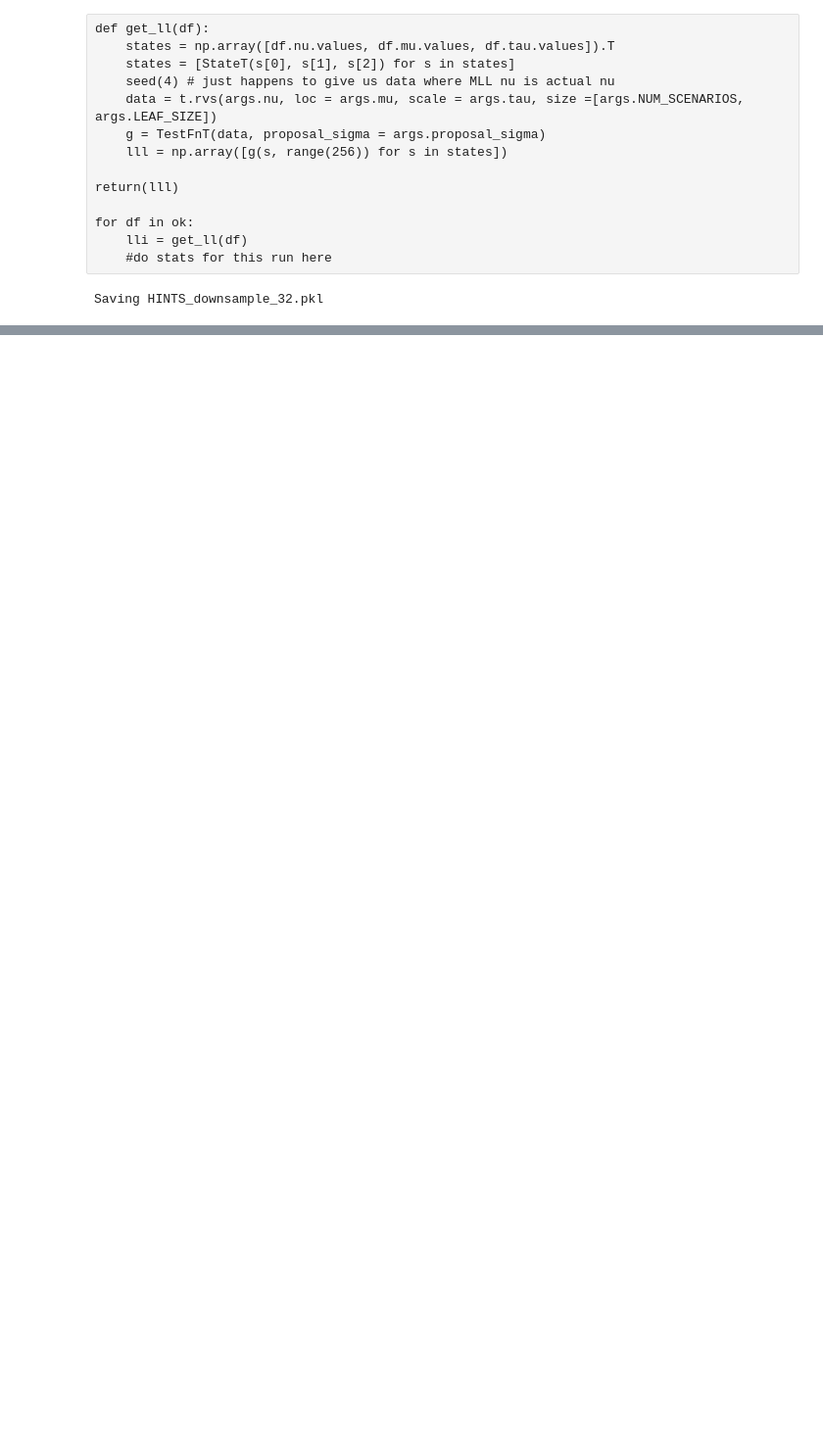
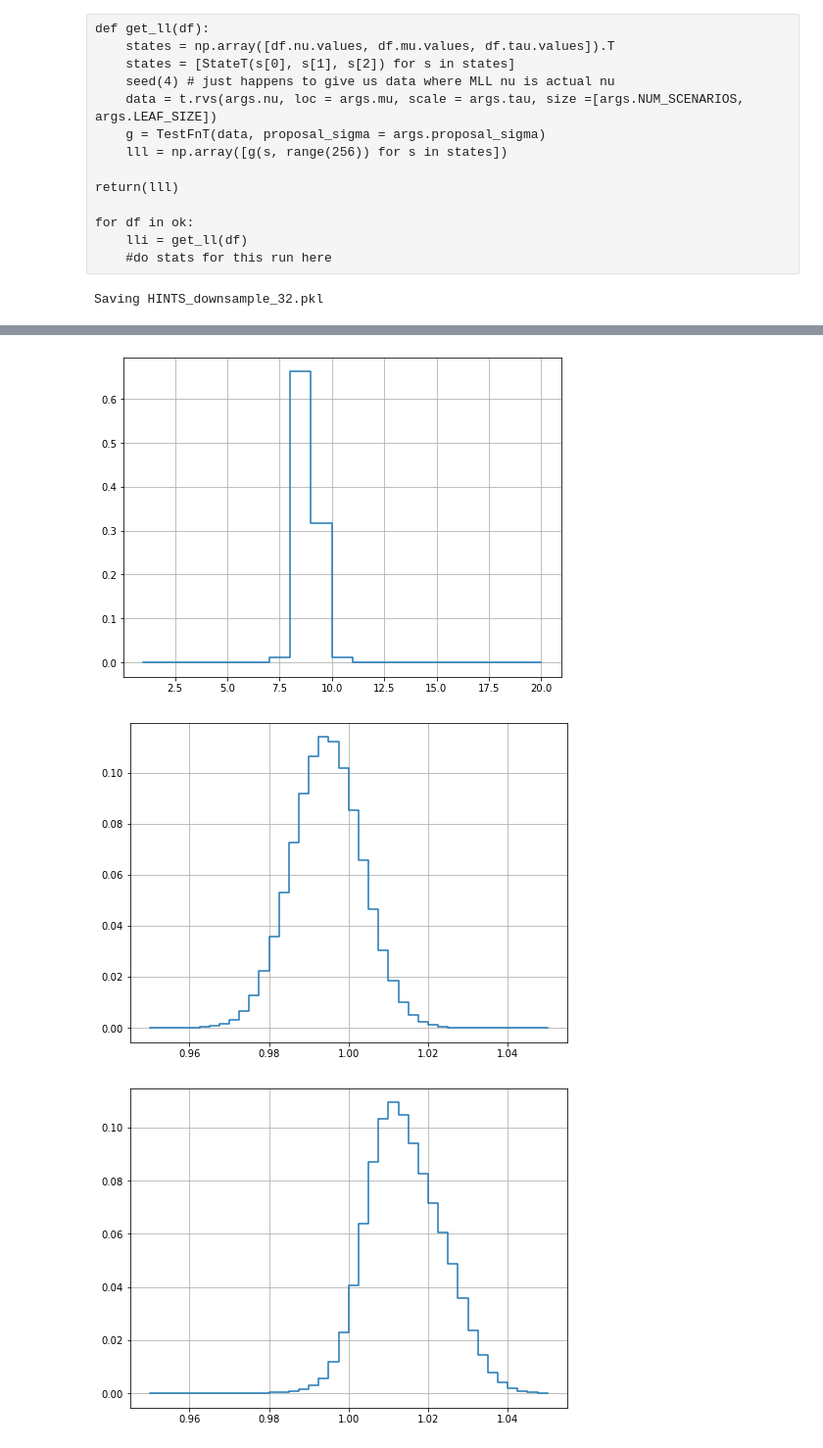
Before and after one commit to mjstrens/HINTS, a Jupyter notebook: HINTS_Student_t.ipynb, the cells around one changed output, grey strips where cells are left out. Shown: that part at 98% size. Drawn from its saved outputs; the diff is of its cells as text; code cells hidden in the pictures; blank space fills up the shorter version.

```diff
--- a/HINTS_Student_t.ipynb
+++ b/HINTS_Student_t.ipynb
@@ -149,10 +186,6 @@ print(args.__dict__)
 # %%
-from parallel_funcs_t import run_t_sampler
 args.id = 0
-args.LEAF_SIZE = LEAF_SIZE
 args.NUM_SCENARIOS = NUM_SCENARIOS
 args.mu = mu
 args.tau = tau
 args.nu = nu
-
-#run_t_sampler(args)
@@ -248,0 +312,23 @@ for sx in ['nu', 'mu', 'tau']:
+# %%
+# get true marginals
+
+# nu range 1 to 20
+# mu 0.9 to 1.1
+# tau 0.5 to 1.5
+
+# grid for joint
+gnu = range(1,21)
+gmu = np.arange(0.95, 1.050001, 0.0025)
+gtau = np.arange(0.95, 1.050001, 0.0025)
+
+joint = np.zeros([len(gnu), len(gmu), len (gtau)])
+
+seed(4) # just happens to give us data where MLL nu is actual nu
+data = t.rvs(args.nu, loc = args.mu, scale = args.tau, size =[args.NUM_SCENARIOS, args.LEAF_SIZE])
+
+for ni, nu in enumerate(gnu):
+    print(ni, nu)
+    for mi, mu in enumerate(gmu):
+        for ti, tau in enumerate(gtau):
+            #g.evaluate(StateT(nu, mu, tau), )
+            joint[ni, mi, ti] = StudentT(nu, mu, tau).log_prob(torch.Tensor(data)).sum()
@@ -248,0 +356,21 @@ for sx in ['nu', 'mu', 'tau']:
+# %%
+jpdf = np.exp(joint - np.max(joint))
+jpdf /= jpdf.sum()
+
+marginal_nu = np.sum(jpdf, axis = (1,2))
+marginal_mu = np.sum(jpdf, axis = (0,2))
+marginal_tau = np.sum(jpdf, axis = (0,1))
+
+plt.figure(figsize = [8,6])
+plt.plot(gnu, marginal_nu, drawstyle = 'steps-post')
+plt.grid()
+plt.figure(figsize = [8,6])
+plt.plot(gmu, marginal_mu, drawstyle = 'steps-post')
+plt.grid()
+plt.figure(figsize = [8,6])
+plt.plot(gtau, marginal_tau, drawstyle = 'steps-post')
+plt.grid()
+# %% [output]
+[figure, added]
+[figure, added]
+[figure, added]
```
Also changed, not shown: parts of 31 cells of this notebook, 4 other files.
